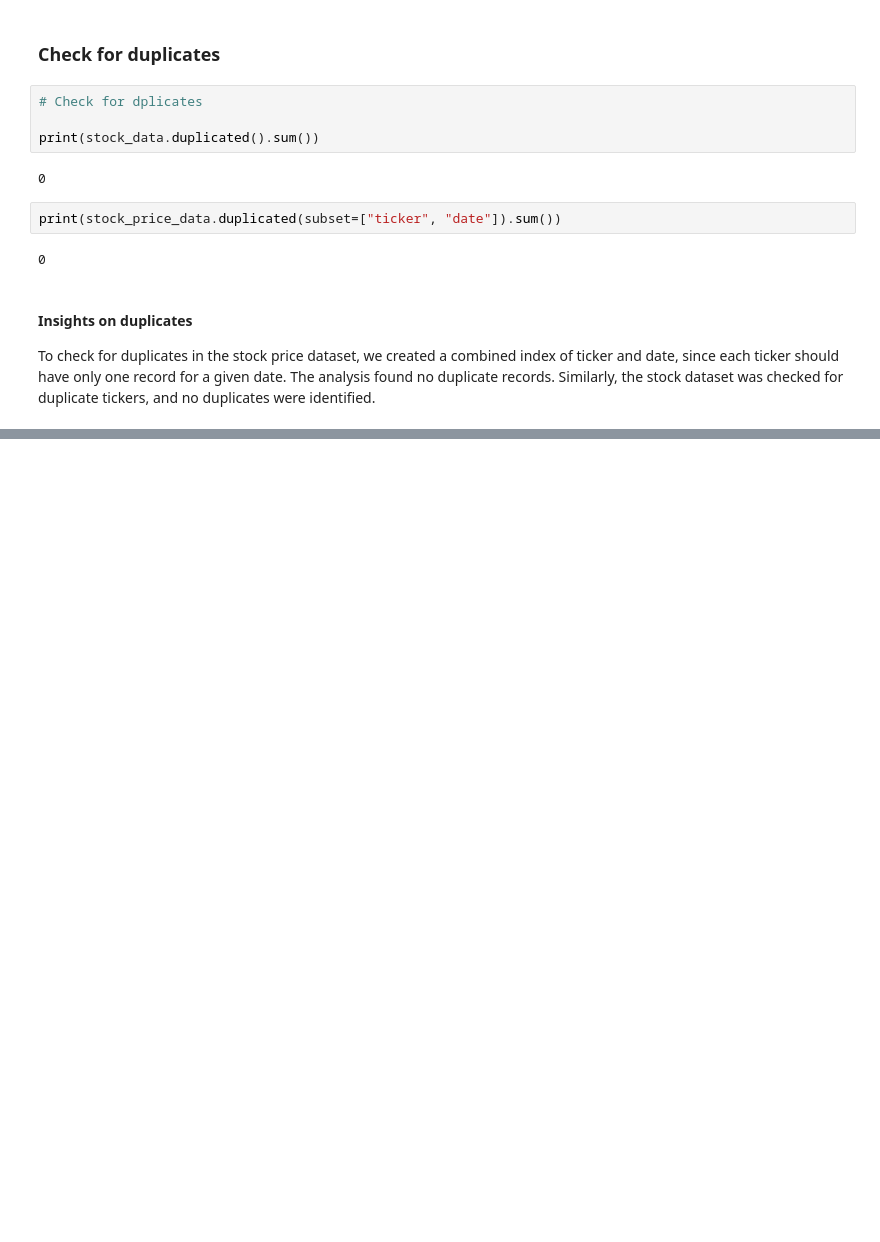
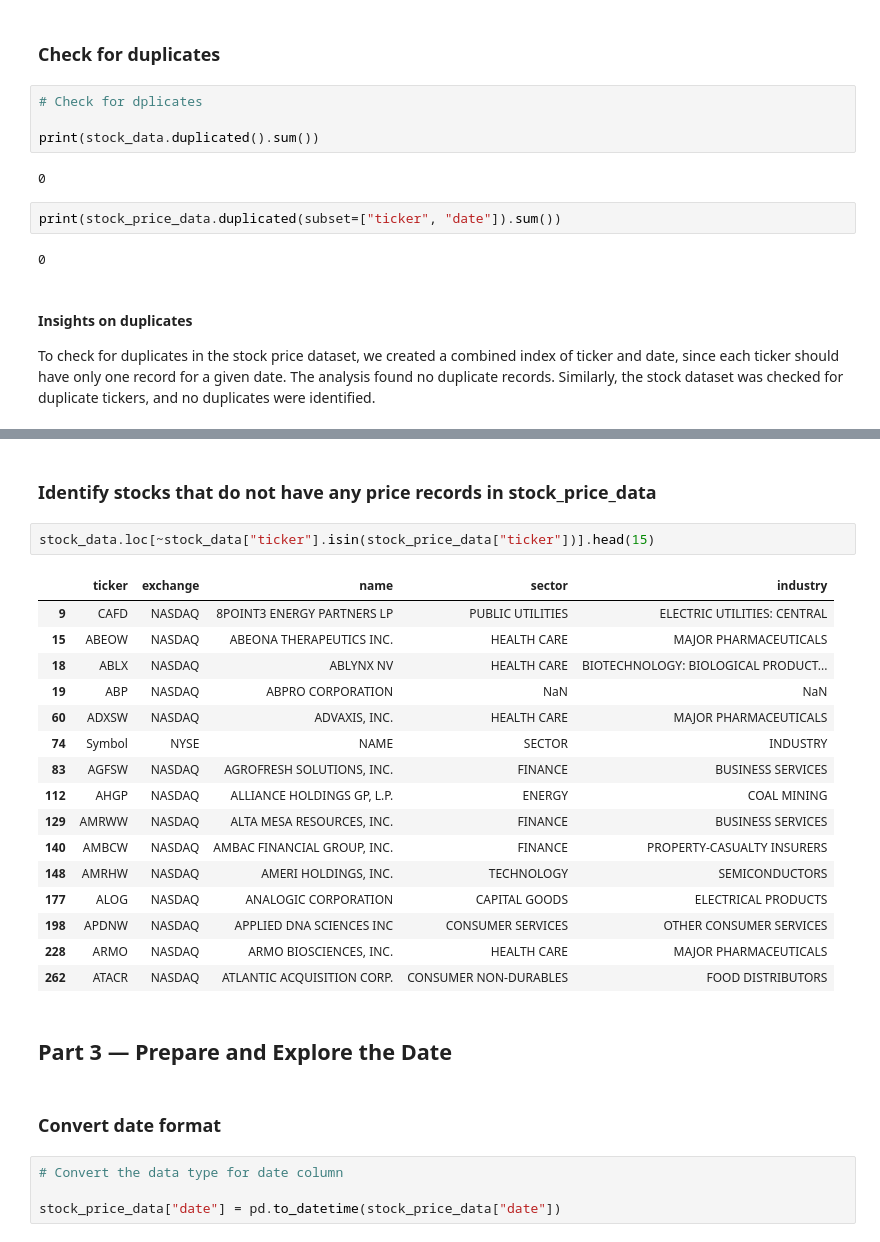
Before and after one commit to Yvesangwa/DAAI_projects, a Jupyter notebook: Project_1_EDA_Stock_Market_Data/EDA_Historical_Data_Stock_Market.ipynb, the cells around one changed output, grey strips where cells are left out. Cells and saved outputs as stored; diff of their text form; blank space fills up the shorter version.

Commit message:
Prepare and explore date

```diff
--- a/Project_1_EDA_Stock_Market_Data/EDA_Historical_Data_Stock_Market.ipynb
+++ b/Project_1_EDA_Stock_Market_Data/EDA_Historical_Data_Stock_Market.ipynb
@@ -223,0 +256,29 @@ To check for duplicates in the stock price dataset, we created a combined index
+# %% [markdown]
+### **Identify stocks that do not have any price records in stock_price_data**
+# %%
+stock_data.loc[~stock_data["ticker"].isin(stock_price_data["ticker"])].head(15)
+# %% [output]
+|  | ticker | exchange | name | sector | industry |
+| 9 | CAFD | NASDAQ | 8POINT3 ENERGY PARTNERS LP | PUBLIC UTILITIES | ELECTRIC UTILITIES: CENTRAL |
+| 15 | ABEOW | NASDAQ | ABEONA THERAPEUTICS INC. | HEALTH CARE | MAJOR PHARMACEUTICALS |
+| 18 | ABLX | NASDAQ | ABLYNX NV | HEALTH CARE | BIOTECHNOLOGY: BIOLOGICAL PRODUCT... |
+| 19 | ABP | NASDAQ | ABPRO CORPORATION | NaN | NaN |
+| 60 | ADXSW | NASDAQ | ADVAXIS, INC. | HEALTH CARE | MAJOR PHARMACEUTICALS |
+| 74 | Symbol | NYSE | NAME | SECTOR | INDUSTRY |
+| 83 | AGFSW | NASDAQ | AGROFRESH SOLUTIONS, INC. | FINANCE | BUSINESS SERVICES |
+| 112 | AHGP | NASDAQ | ALLIANCE HOLDINGS GP, L.P. | ENERGY | COAL MINING |
+| 129 | AMRWW | NASDAQ | ALTA MESA RESOURCES, INC. | FINANCE | BUSINESS SERVICES |
+| 140 | AMBCW | NASDAQ | AMBAC FINANCIAL GROUP, INC. | FINANCE | PROPERTY-CASUALTY INSURERS |
+| 148 | AMRHW | NASDAQ | AMERI HOLDINGS, INC. | TECHNOLOGY | SEMICONDUCTORS |
+| 177 | ALOG | NASDAQ | ANALOGIC CORPORATION | CAPITAL GOODS | ELECTRICAL PRODUCTS |
+| 198 | APDNW | NASDAQ | APPLIED DNA SCIENCES INC | CONSUMER SERVICES | OTHER CONSUMER SERVICES |
+| 228 | ARMO | NASDAQ | ARMO BIOSCIENCES, INC. | HEALTH CARE | MAJOR PHARMACEUTICALS |
+| 262 | ATACR | NASDAQ | ATLANTIC ACQUISITION CORP. | CONSUMER NON-DURABLES | FOOD DISTRIBUTORS |
+# %% [markdown]
+## **Part 3 — Prepare and Explore the Date**
+# %% [markdown]
+### **Convert date format**
+# %%
+# Convert the data type for date column
+
+stock_price_data["date"] = pd.to_datetime(stock_price_data["date"])
```
Also changed, not shown: parts of 14 cells of this notebook.
